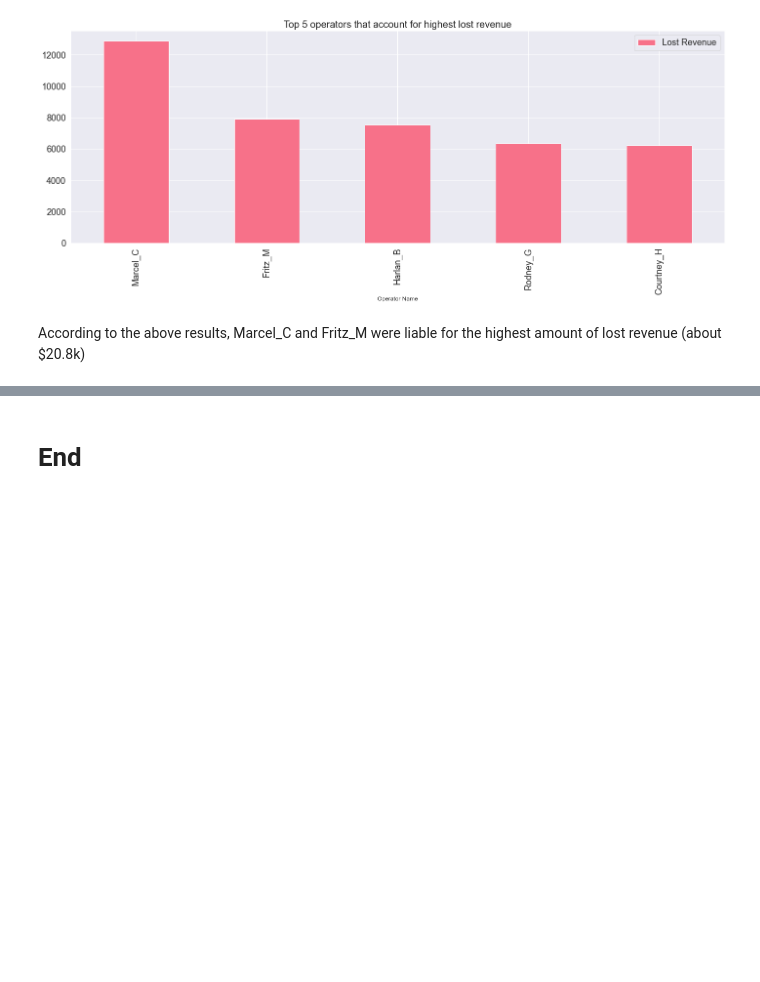
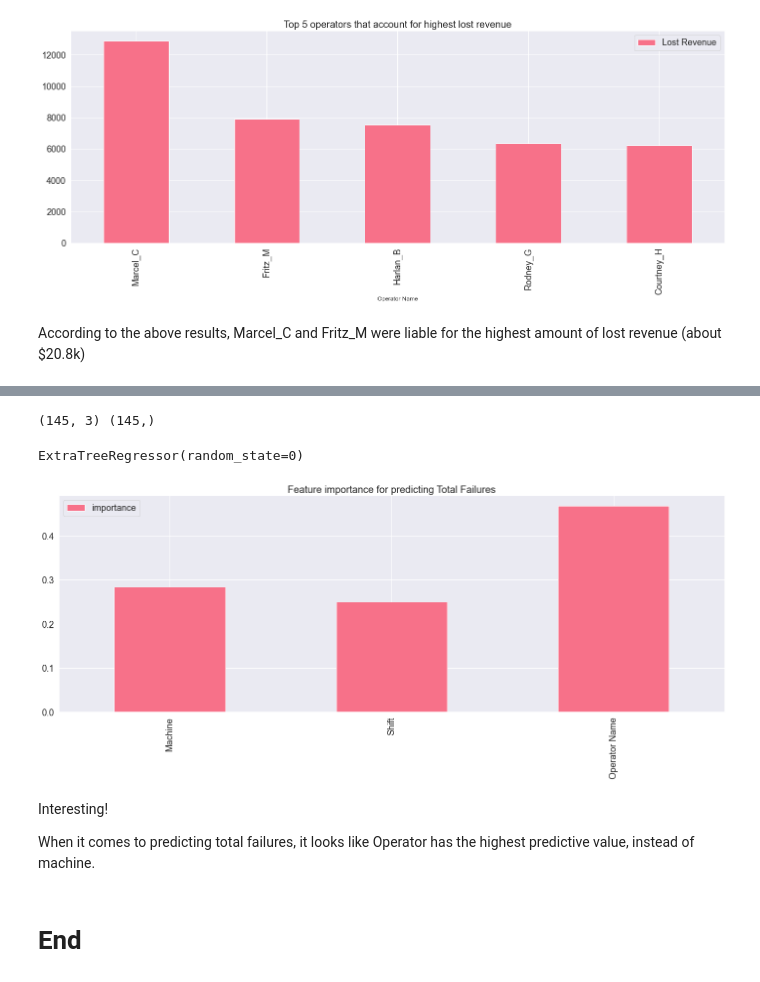
Before and after one commit to vidao-pki/analytics_onboarding, a Jupyter notebook: Exploration.ipynb, the cells around one changed output, grey strips where cells are left out. Drawn from its saved outputs; the diff is of its cells as text; code cells hidden in the pictures; blank space fills up the shorter version.

```diff
--- a/Exploration.ipynb
+++ b/Exploration.ipynb
@@ -615,0 +685,6 @@ According to the above results, Marcel_C and Fritz_M were liable for the highest
+# %%
+# create new data frame that captures variables of interest
+failure_var = ['Machine', 'Shift', 'Operator Name', 'Total Failures']
+
+failure_df = combined_df[failure_var]
+failure_df.head()
@@ -615,0 +698,10 @@ According to the above results, Marcel_C and Fritz_M were liable for the highest
+# %%
+# encode categorical variables
+encode_var_failure = ['Machine', 'Shift', 'Operator Name']
+
+for i in encode_var_failure:
+    encoder = LabelEncoder()
+    failure_df[i] = encoder.fit_transform(failure_df[i])
+    print('complete {} encoding process '.format(i))
+    print(failure_df[i].dtypes)
+    print('')
@@ -616,2 +717,37 @@ According to the above results, Marcel_C and Fritz_M were liable for the highest
+# %%
+# split the dataset into explanatoru variables and target variable
+X_fl = failure_df.iloc[:, :-1] # explanatory variables
+Y_fl = failure_df['Total Failures'] # target variable
+
+print(X_fl.shape, Y_fl.shape)
+# %% [output]
+(145, 3) (145,)
+# %%
+# define regressor and fit to the data
+regressor = ExtraTreeRegressor(random_state = 0,
+                               max_features = 'auto', # default
+                               min_samples_split = 2 # default
+                              )
+
+regressor.fit(X_fl, Y_fl)
+# %% [output]
+ExtraTreeRegressor(random_state=0)
+# %%
+# feature importance
+feature_importance_fl = pd.DataFrame(regressor.feature_importances_, index = X_fl.columns, columns = ['importance'])
+
+# plot feature importance
+feature_importance_fl.plot(kind='bar',
+                           fontsize = 18)
+
+plt.title('Feature importance for predicting Total Failures', fontsize = 20)
+plt.legend(fontsize = 18)
+plt.show()
+# %% [output]
+[figure, added]
+# %% [markdown]
+Interesting!
+
+When it comes to predicting total failures, it looks like Operator has the highest predictive value, instead of machine.
 # %% [markdown]
 # End
```
Also changed, not shown: parts of 9 cells of this notebook.
